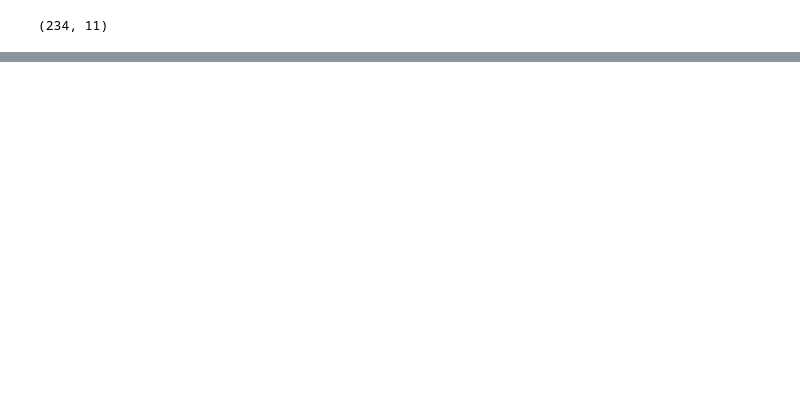
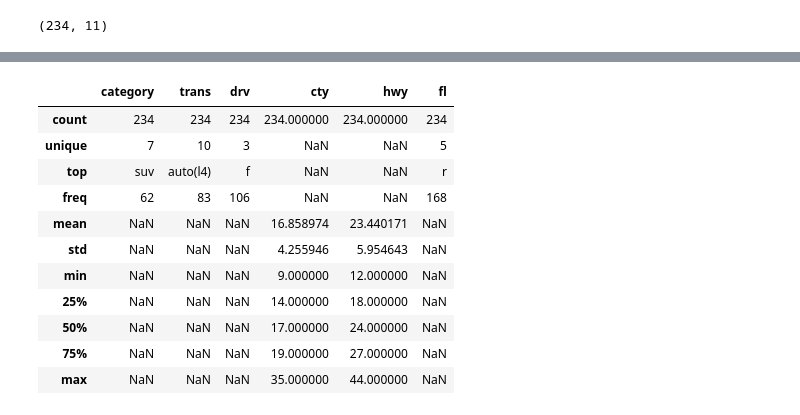
Before and after one commit to jw13k/2024-1-my-BDA, a Jupyter notebook: inclass/03w_0322_fri_ch05_dataframe_medium.ipynb, the cells around one changed output, grey strips where cells are left out. Drawn from its saved outputs; the diff is of its cells as text; code cells hidden in the pictures; blank space fills up the shorter version.

```diff
--- a/inclass/03w_0322_fri_ch05_dataframe_medium.ipynb
+++ b/inclass/03w_0322_fri_ch05_dataframe_medium.ipynb
@@ -177,0 +201,15 @@ mpg.shape
+# %%
+mpg[["category", "trans",	"drv",	"cty",	"hwy",	"fl"]].describe(include="all")
+# %% [output]
+|  | category | trans | drv | cty | hwy | fl |
+| count | 234 | 234 | 234 | 234.000000 | 234.000000 | 234 |
+| unique | 7 | 10 | 3 | NaN | NaN | 5 |
+| top | suv | auto(l4) | f | NaN | NaN | r |
+| freq | 62 | 83 | 106 | NaN | NaN | 168 |
+| mean | NaN | NaN | NaN | 16.858974 | 23.440171 | NaN |
+| std | NaN | NaN | NaN | 4.255946 | 5.954643 | NaN |
+| min | NaN | NaN | NaN | 9.000000 | 12.000000 | NaN |
+| 25% | NaN | NaN | NaN | 14.000000 | 18.000000 | NaN |
+| 50% | NaN | NaN | NaN | 17.000000 | 24.000000 | NaN |
+| 75% | NaN | NaN | NaN | 19.000000 | 27.000000 | NaN |
+| max | NaN | NaN | NaN | 35.000000 | 44.000000 | NaN |
```
Also changed, not shown: parts of 10 cells of this notebook.
